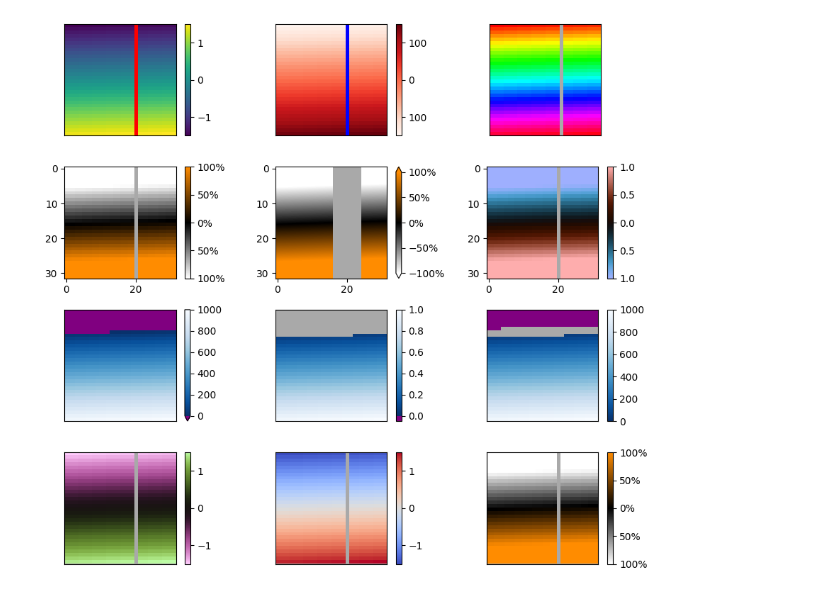
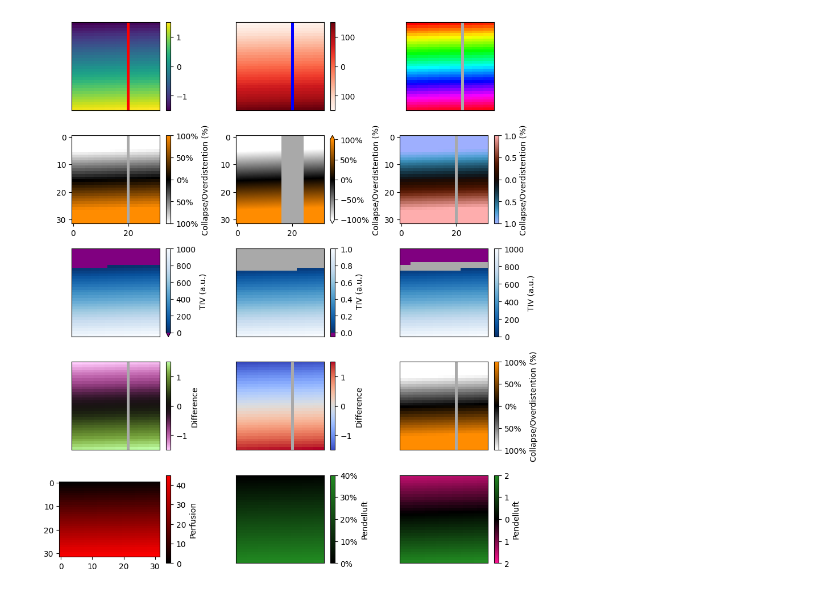
Before and after one commit to EIT-ALIVE/eitprocessing, a Jupyter notebook: notebooks/test_pixelmap_imshow.ipynb, the cells around one changed output. Drawn from its saved outputs; the diff is of its cells as text; code cells hidden in the pictures.

```diff
--- a/notebooks/test_pixelmap_imshow.ipynb
+++ b/notebooks/test_pixelmap_imshow.ipynb
@@ -2,7 +2,15 @@
 import numpy as np
 from matplotlib import pyplot as plt
 
-from eitprocessing.datahandling.pixelmap import DifferenceMap, ODCLMap, PixelMap, TIVMap
+from eitprocessing.datahandling.pixelmap import (
+    DifferenceMap,
+    ODCLMap,
+    PendelluftMap,
+    PerfusionMap,
+    PixelMap,
+    SignedPendelluftMap,
+    TIVMap,
+)
 
 
 def value_gradient(start: float, end: float, n: int = 32):
@@ -10,7 +18,7 @@ def value_gradient(start: float, end: float, n: int = 32):
     return np.reshape(np.linspace(start, end, n * n), (n, n))
 
 
-fig, axes = plt.subplots(4, 3, figsize=(9, 8))
+fig, axes = plt.subplots(5, 3, figsize=(9, 10))
 values = value_gradient(-1.5, 1.5)
 values[:, 20] = np.nan
 
@@ -18,10 +26,12 @@ values[:, 20] = np.nan
 
 
 # Plot with NaN values and custom facecolor
-PixelMap(values, facecolor="red").imshow(ax=axes[0, 0])
+PixelMap(values, plot_parameters={"facecolor": "red"}).imshow(ax=axes[0, 0])
 
 # Plot with NaN values, facecolor set in imshow, and custom cmap
-PixelMap(values * 100, cmap="Reds", facecolor="red").imshow(ax=axes[0, 1], absolute=True, facecolor="blue")
+PixelMap(values * 100, plot_parameters={"cmap": "Reds", "facecolor": "red"}).imshow(
+    ax=axes[0, 1], absolute=True, facecolor="blue"
+)
 
 # Plot with NaN values, cmap set in imshow
 PixelMap(values).imshow(ax=axes[0, 2], colorbar=False, cmap="hsv")
@@ -39,32 +49,45 @@ odcl_map.imshow(
 
 # ODCL plot overriding percentage
 odcl_map.imshow(hide_axes=False, ax=axes[1, 2], percentage=False, cmap="berlin")
 
 
 ## TIVMap example
 tiv = value_gradient(-250, 1000)
 tiv_map = TIVMap(tiv)
 
-
 # Plot on current axes
 plt.sca(axes[2, 0])
 tiv_map.imshow()
 
 # Thresholded and normalized plot
 plt.sca(axes[2, 1])
 tiv_map.threshold(50).imshow(normalize=True, colorbar_kwargs={"extendrect": True})
 
 # Don't extend colorbar, threshold absolute values
 plt.sca(axes[2, 2])
 tiv_map.threshold(50, absolute=True).imshow(colorbar_kwargs={"extend": None})
 
 # Plot difference maps
 diff_map = DifferenceMap(values, label="differences")
 
 diff_map.imshow(ax=axes[3, 0])
 diff_map.imshow(ax=axes[3, 1], cmap="coolwarm")
 diff_map.convert_to(ODCLMap).imshow(ax=axes[3, 2])
 
+# Perfusion map
+perfusion_map = PerfusionMap(
+    value_gradient(0, 45), plot_parameters={"hide_axes": False, "extra_kwargs": {"aspect": 0.75}}
+)
+perfusion_map.imshow(ax=axes[4, 0])
+
+# Pendelluft map
+pendelluft_map = PendelluftMap(value_gradient(0, 0.4))
+pendelluft_map.imshow(ax=axes[4, 1], percentage=True)
+
+# Replace plot parameters
+
+signed_pendelluft_map = SignedPendelluftMap(value_gradient(-1.5, 2))
+signed_pendelluft_map.imshow(ax=axes[4, 2])
 fig.tight_layout()
 # %% [output]
-[figure, old version]
+[figure, new version]
```
